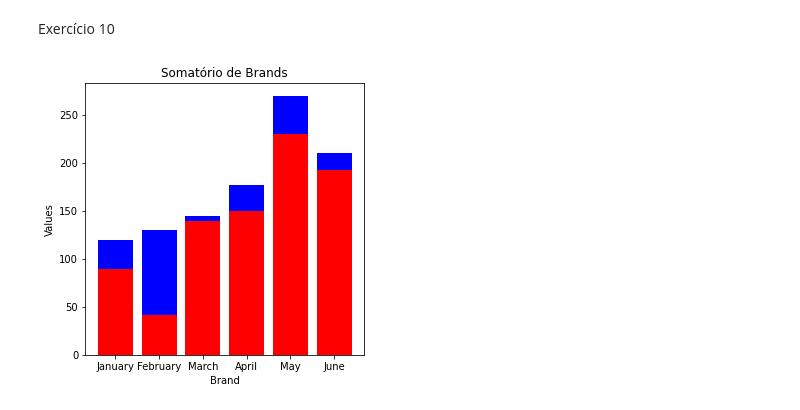
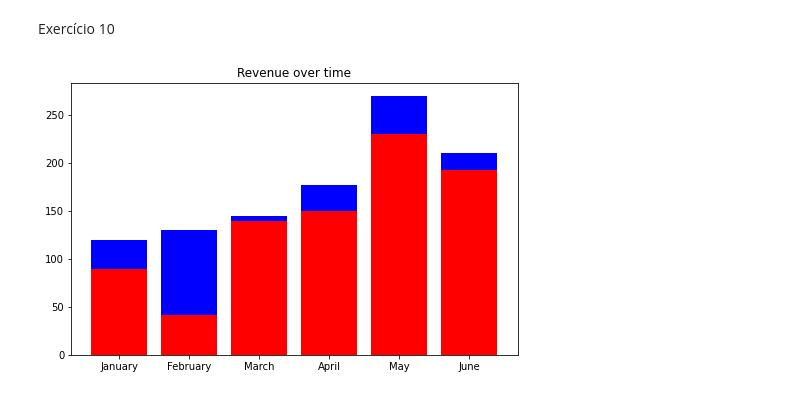
Before and after one commit to isaiastrajano/BootCamp_Python_DataScience, a Jupyter notebook: Exercícios_matplotlib.ipynb, the cells around one changed output. Saved outputs shown, nothing was run; the diff lists cells and outputs as text; code cells hidden in the pictures.

```diff
--- a/Exercícios_matplotlib.ipynb
+++ b/Exercícios_matplotlib.ipynb
@@ -177,13 +177,11 @@ Exercício 10
     brand_B = [90, 41, 140, 150, 230, 193]
     months = ['January','February','March','April','May','June']
 # %%
-plt.figure(figsize = (5, 5))
+plt.figure(figsize = (8, 5))
 plt.bar(months, brand_A, color = 'blue')
 plt.bar(months, brand_B, color = 'red')
-plt.title("Somatório de Brands")
-plt.xlabel("Brand")
-plt.ylabel("Values")
-plt.savefig(fname = 'Figura', transparent = False)
+plt.title("Revenue over time")
+plt.savefig('fig.jpeg')
 plt.show()
 # %% [output]
-[figure, old version]
+[figure, new version]
```
Also changed, not shown: parts of 1 cell of this notebook.
